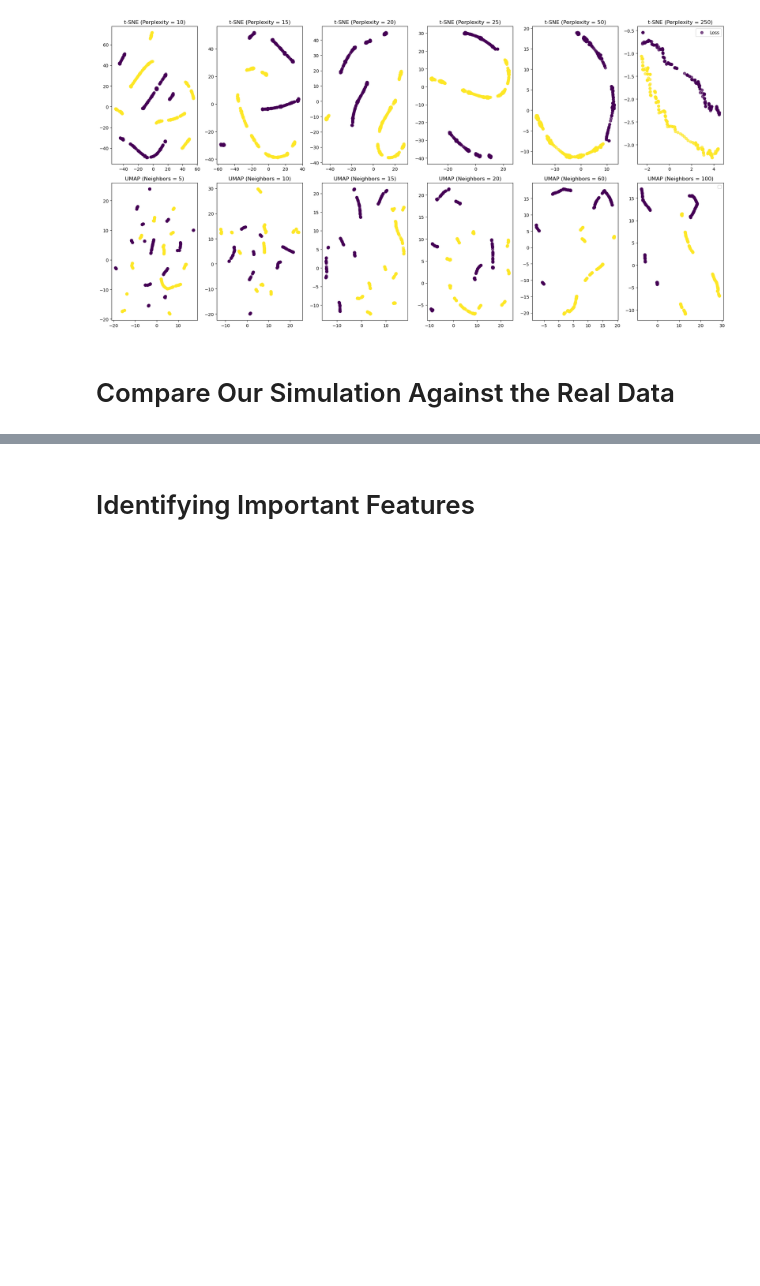
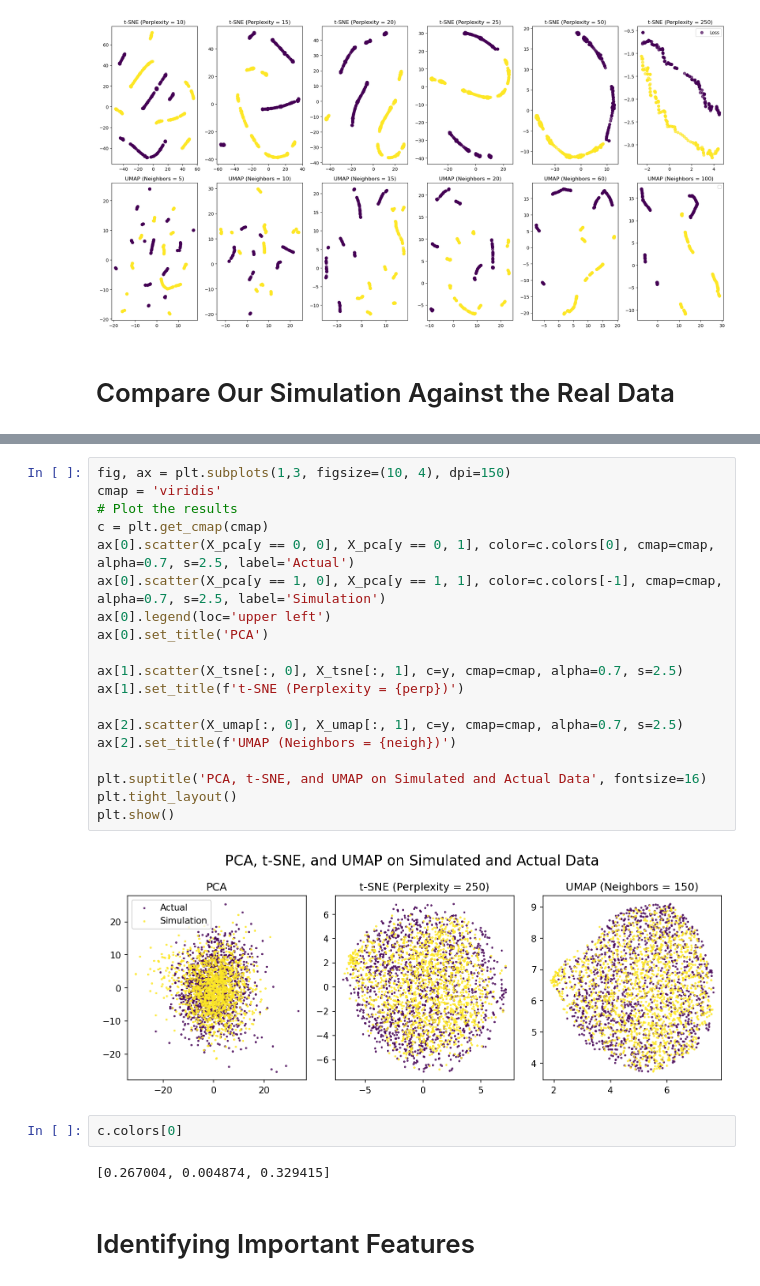
Before and after one commit to jeffxhansen/NHL_Win_Predictor, a Jupyter notebook: dylan.ipynb, the cells around one changed output, grey strips where cells are left out. Saved outputs shown, nothing was run; the diff lists cells and outputs as text; blank space fills up the shorter version.

Commit message:
Plotted and formatted pca tsne umap images.

```diff
--- a/dylan.ipynb
+++ b/dylan.ipynb
@@ -515,3 +499,28 @@ plt.show()
+# %%
+fig, ax = plt.subplots(1,3, figsize=(10, 4), dpi=150)
+cmap = 'viridis'
+# Plot the results
+c = plt.get_cmap(cmap)
+ax[0].scatter(X_pca[y == 0, 0], X_pca[y == 0, 1], color=c.colors[0], cmap=cmap, alpha=0.7, s=2.5, label='Actual')
+ax[0].scatter(X_pca[y == 1, 0], X_pca[y == 1, 1], color=c.colors[-1], cmap=cmap, alpha=0.7, s=2.5, label='Simulation')
+ax[0].legend(loc='upper left')
+ax[0].set_title('PCA')
+
+ax[1].scatter(X_tsne[:, 0], X_tsne[:, 1], c=y, cmap=cmap, alpha=0.7, s=2.5)
+ax[1].set_title(f't-SNE (Perplexity = {perp})')
+
+ax[2].scatter(X_umap[:, 0], X_umap[:, 1], c=y, cmap=cmap, alpha=0.7, s=2.5)
+ax[2].set_title(f'UMAP (Neighbors = {neigh})')
+
+plt.suptitle('PCA, t-SNE, and UMAP on Simulated and Actual Data', fontsize=16)
+plt.tight_layout()
+plt.show()
+# %% [output]
+[figure, added]
+# %%
+c.colors[0]
+# %% [output]
+[0.267004, 0.004874, 0.329415]
 # %% [markdown]
 <h1>Identifying Important Features</h1>
 # %%
```
Also changed, not shown: parts of 1 cell of this notebook.
